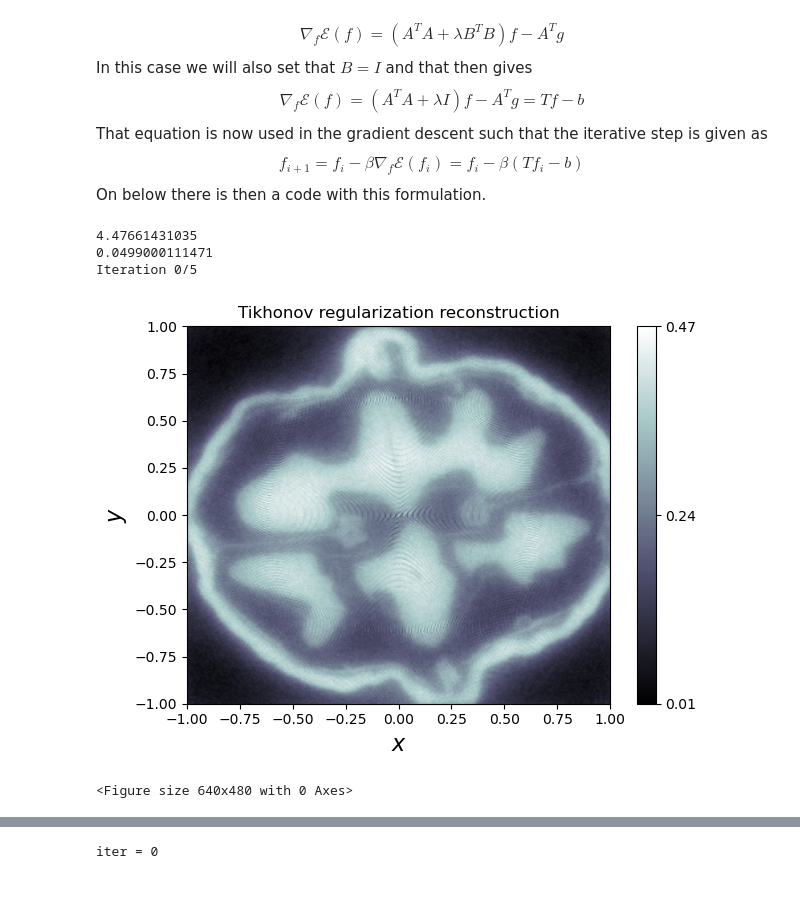
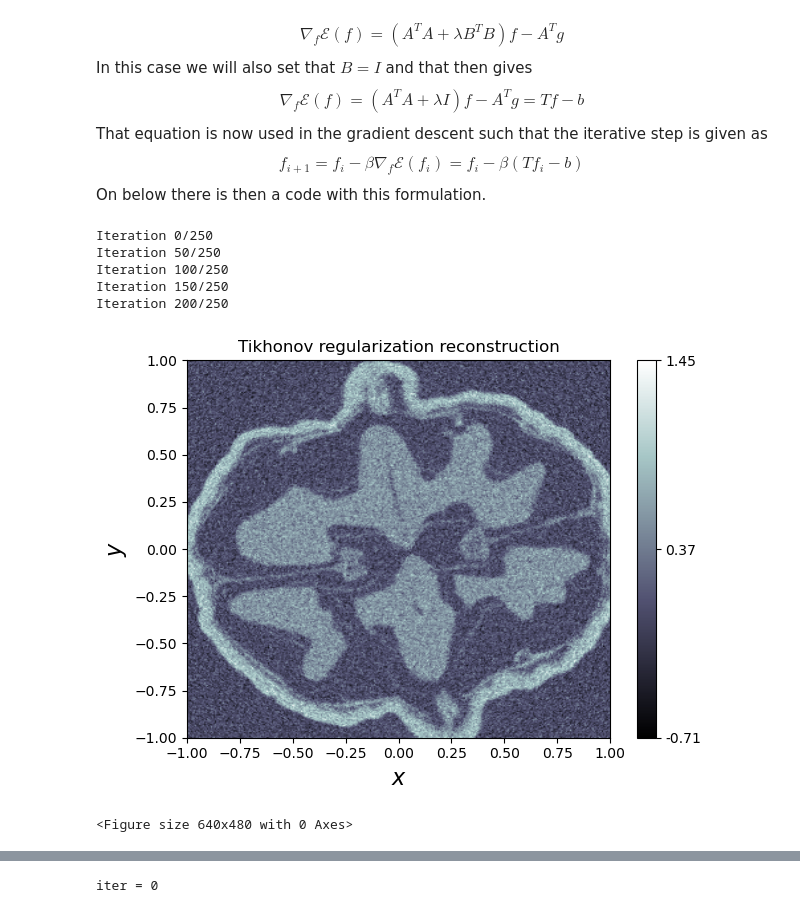
Before and after one commit to asalline/summer2023, a Jupyter notebook: inverse_autumn_school.ipynb, the cells around one changed output, grey strips where cells are left out. Saved outputs shown, nothing was run; the diff lists cells and outputs as text; code cells hidden in the pictures.

```diff
--- a/inverse_autumn_school.ipynb
+++ b/inverse_autumn_school.ipynb
@@ -48,14 +53,14 @@ if setup == 'full':
     lines = odl.uniform_partition(-np.pi, np.pi, int(1024/factor_lines))
     geometry = odl.tomo.FanBeamGeometry(angles, lines, source_radius, detector_radius)
 elif setup == 'sparse':
-    angle_measurements = 100
+    angle_measurements = 50
     line_measurements = int(1024/factor_lines)
     angles = odl.uniform_partition(0, 2*np.pi, angle_measurements)
     lines = odl.uniform_partition(-1*np.pi, np.pi, line_measurements)
     geometry = odl.tomo.FanBeamGeometry(angles, lines, source_radius, detector_radius)
 elif setup == 'limited':
     starting_angle = 0
-    final_angle = np.pi * 3/4
+    final_angle = np.pi * 1/2
     angles = odl.uniform_partition(starting_angle, final_angle, 360)
     lines = odl.uniform_partition(-1*np.pi, np.pi, int(1024/factor_lines))
     geometry = odl.tomo.FanBeamGeometry(angles, lines, source_radius, detector_radius)
@@ -73,7 +78,7 @@ max_domain_corner = [1,1]
 shape = shape
 
 ### Data type
-dtype = 'float32'
+dtype = 'float'
 
 domain = odl.uniform_discr(min_domain_corner, max_domain_corner, shape=shape, dtype=dtype)
 
@@ -161,55 +166,53 @@ f_{i+1} = f_i - \beta \nabla_f \mathcal{E}(f_i) = f_i - \beta (T f_i - b)
 $$
 On below there is then a code with this formulation.
 # %%
-### Amount of iterative steps
-iterations = 5
-
-### Lambda parameter
-lam = 0.05
-
 ### Renaming ray transform as "operator"
 operator = ray_transform
 
 ### Defining step size "beta" which is depends on the value of the operator norm
-operator_norm = odl.power_method_opnorm(operator)
+operator_norm = 1.1 * odl.power_method_opnorm(operator)
 beta = 1/(operator_norm**2)
-print(operator_norm)
-print(beta)
 
 ### This is how one defines ideneity operator in ODL
 id = odl.IdentityOperator(domain)
 
+### Lambda parameter
+lam = 0.0005
+
 ### Operator "T" defined just as written in equation above
-T = operator.adjoint * operator + lam *  id
+T = operator.adjoint * operator + lam *  id.adjoint * id
 
 # Tgrad = operator.adjoint * operator
-# print('T range', T.range)
-# print('T domain', T.domain)
-# print('sino', noisy_sinogram.shape)
 
 ### Evaluating "b" like written above
 b = operator.adjoint(noisy_sinogram)
 
+### Amount of iterative steps
+iterations = 250
+
 ### Starting point f_0 is zero matrix
-f_old = domain.zero()
+f_new = domain.zero()
 
 ### Here is the iterative loop
 for k in range(iterations):
     if k % 50 == 0:
         print(f'Iteration {k}/{iterations}')
 
     ### Iterative step
+    f_old = f_new
     f_new = f_old - beta * (T(f_old) - b)
-    f_old = f_new
+    # f_old = f_new
 
 tikhonov_reconstruction = domain.element(f_new)
 tikhonov_reconstruction.show('Tikhonov regularization reconstruction')
 plt.show()
 # %% [output]
-4.47661431035
-0.0499000111471
-Iteration 0/5
+Iteration 0/250
+Iteration 50/250
+Iteration 100/250
+Iteration 150/250
+Iteration 200/250
-[figure, old version]
+[figure, new version]
 <Figure size 640x480 with 0 Axes>
 # %% [markdown]
 ### Total variation regularization
```
Also changed, not shown: parts of 11 cells of this notebook.
